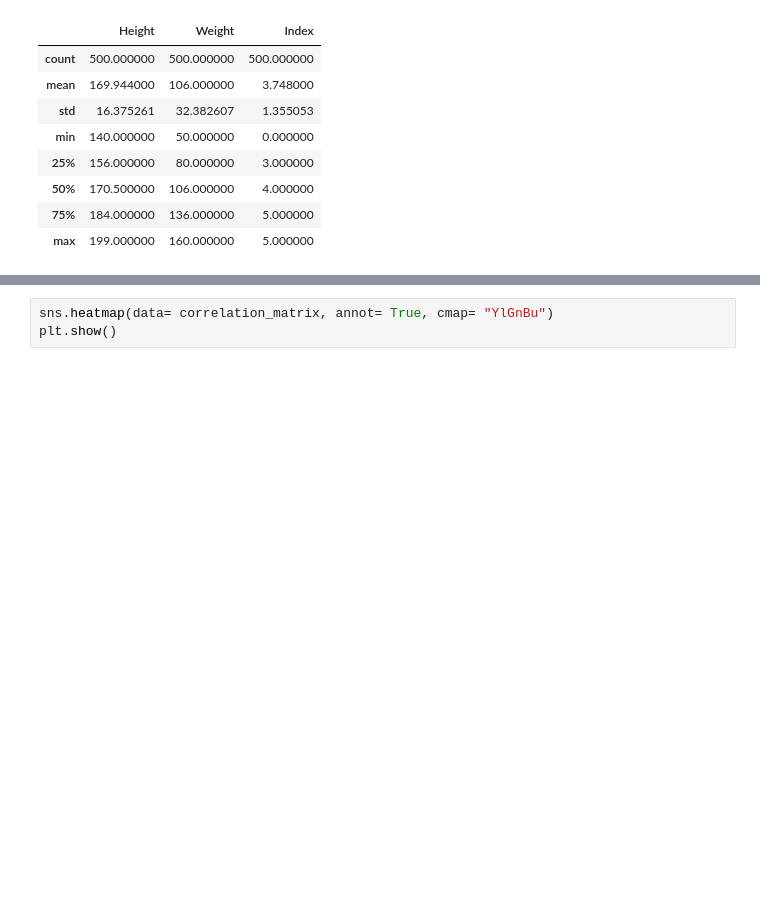
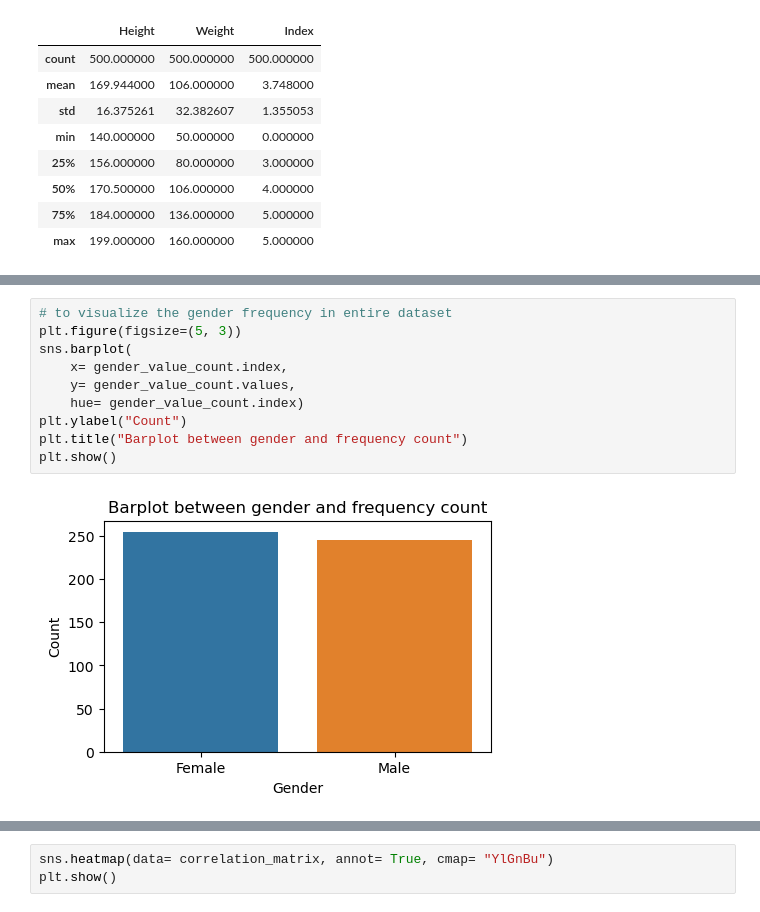
Before and after one commit to buddhathapa12/machine-learning, a Jupyter notebook: classification_assignment2/E923Q669_Assignment2.ipynb, the cells around one changed output, grey strips where cells are left out. Saved outputs shown, nothing was run; the diff lists cells and outputs as text; blank space fills up the shorter version.

```diff
--- a/classification_assignment2/E923Q669_Assignment2.ipynb
+++ b/classification_assignment2/E923Q669_Assignment2.ipynb
@@ -54 +83,13 @@ plt.show()
+# %%
+# to visualize the gender frequency in entire dataset
+plt.figure(figsize=(5, 3))
+sns.barplot(
+    x= gender_value_count.index,
+    y= gender_value_count.values,
+    hue= gender_value_count.index)
+plt.ylabel("Count")
+plt.title("Barplot between gender and frequency count")
+plt.show()
+# %% [output]
+[figure, added]
 # %%
```
Also changed, not shown: parts of 66 cells of this notebook, 1 other file.
